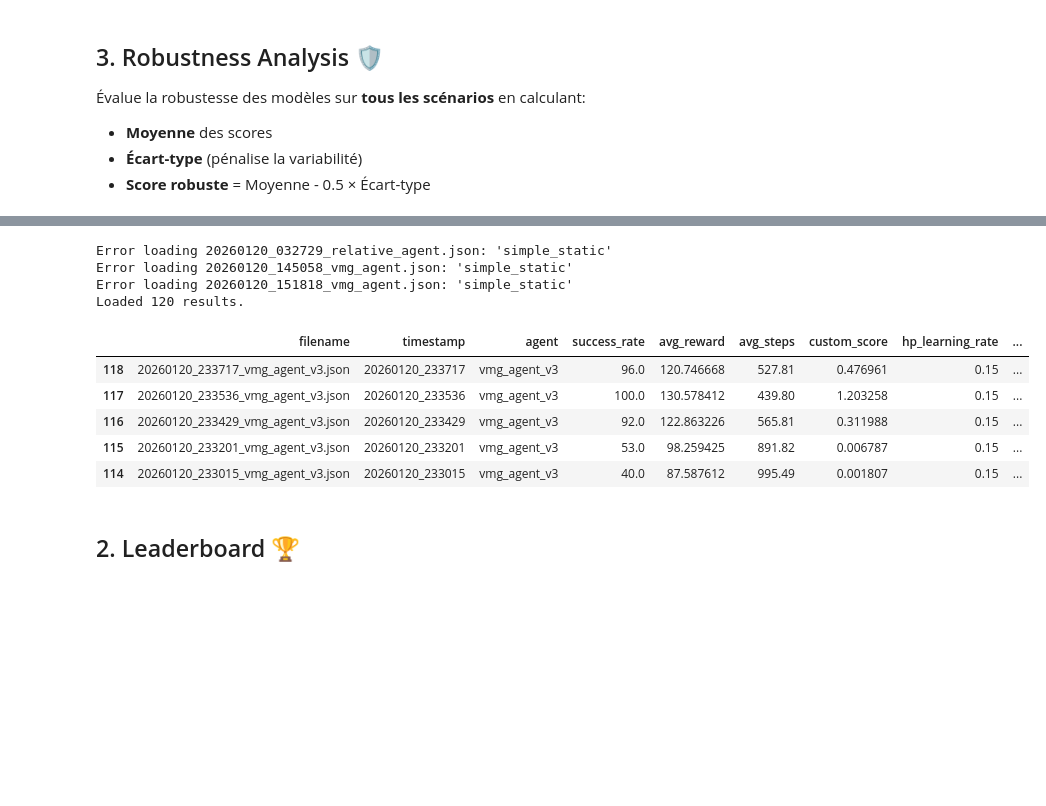
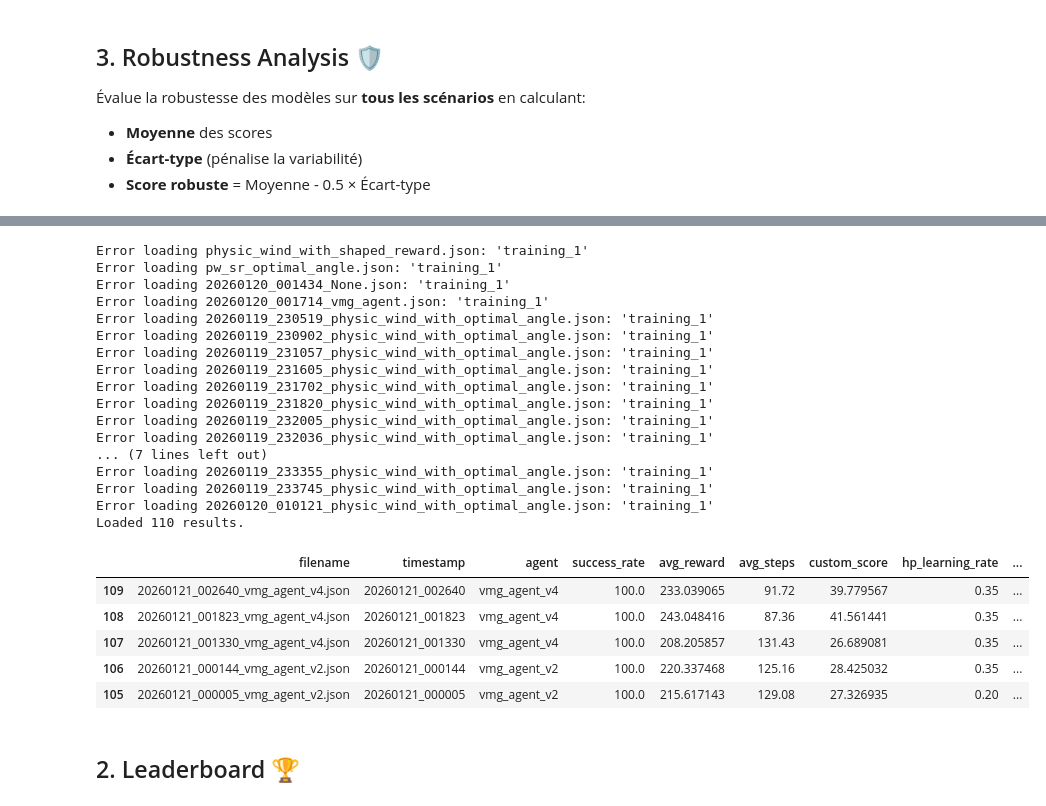
Before and after one commit to RaniaZougari/RL_Sailing_Challenge, a Jupyter notebook: notebooks/compare_models.ipynb, the cells around one changed output, grey strips where cells are left out. Saved outputs shown, nothing was run; the diff lists cells and outputs as text; code cells hidden in the pictures; blank space fills up the shorter version.

```diff
--- a/notebooks/compare_models.ipynb
+++ b/notebooks/compare_models.ipynb
@@ -136,7 +136,7 @@ def load_results(results_dir="../results"):
                     # Let's try to find the 'overall' like stats if they were saved, or take average of scenarios
 
                     # Check if we have the structured overall stats from recent update
-                    eval_data = result['evaluation']["simple_static"]
+                    eval_data = result['evaluation']["training_1"]
 
                     entry['success_rate'] = eval_data.get('success_rate', 0) * 100 if eval_data.get('success_rate', 0) <= 1.0 else eval_data.get('success_rate', 0)
                     entry['avg_reward'] = eval_data.get('mean_reward', 0)
@@ -144,42 +144,55 @@ def load_results(results_dir="../results"):
                     entry['custom_score'] = eval_data.get('custom_score', 0)
 
                 elif 'training' in result:
                     # Fallback to training metrics if eval not present
                     entry['success_rate'] = result['training'].get('final_success_rate', 0) * 100
                     entry['avg_reward'] = result['training'].get('avg_reward', 0)
                     entry['avg_steps'] = result['training'].get('avg_steps', 0)
                     entry['custom_score'] = 0 # Not calculated during training
 
                 # Add Hyperparameters
                 if 'hyperparameters' in result:
                     for k, v in result['hyperparameters'].items():
                         entry[f'hp_{k}'] = v
 
                 data.append(entry)
             except Exception as e:
                 print(f"Error loading {filename}: {e}")
 
     return pd.DataFrame(data)
 
 df = load_results()
 print(f"Loaded {len(df)} results.")
 if not df.empty:
     # Sort by timestamp descending
     df = df.sort_values('timestamp', ascending=False)
 
 # Display first few rows
 df.head()
 # %% [output]
-Error loading 20260120_032729_relative_agent.json: 'simple_static'
-Error loading 20260120_145058_vmg_agent.json: 'simple_static'
-Error loading 20260120_151818_vmg_agent.json: 'simple_static'
-Loaded 120 results.
+Error loading physic_wind_with_shaped_reward.json: 'training_1'
+Error loading pw_sr_optimal_angle.json: 'training_1'
+Error loading 20260120_001434_None.json: 'training_1'
+Error loading 20260120_001714_vmg_agent.json: 'training_1'
+Error loading 20260119_230519_physic_wind_with_optimal_angle.json: 'training_1'
+Error loading 20260119_230902_physic_wind_with_optimal_angle.json: 'training_1'
+Error loading 20260119_231057_physic_wind_with_optimal_angle.json: 'training_1'
+Error loading 20260119_231605_physic_wind_with_optimal_angle.json: 'training_1'
+Error loading 20260119_231702_physic_wind_with_optimal_angle.json: 'training_1'
+Error loading 20260119_231820_physic_wind_with_optimal_angle.json: 'training_1'
+Error loading 20260119_232005_physic_wind_with_optimal_angle.json: 'training_1'
+Error loading 20260119_232036_physic_wind_with_optimal_angle.json: 'training_1'
+... (7 lines left out)
+Error loading 20260119_233355_physic_wind_with_optimal_angle.json: 'training_1'
+Error loading 20260119_233745_physic_wind_with_optimal_angle.json: 'training_1'
+Error loading 20260120_010121_physic_wind_with_optimal_angle.json: 'training_1'
+Loaded 110 results.
 |  | filename | timestamp | agent | success_rate | avg_reward | avg_steps | custom_score | hp_learning_rate | ... |
-| 118 | 20260120_233717_vmg_agent_v3.json | 20260120_233717 | vmg_agent_v3 | 96.0 | 120.746668 | 527.81 | 0.476961 | 0.15 | ... |
-| 117 | 20260120_233536_vmg_agent_v3.json | 20260120_233536 | vmg_agent_v3 | 100.0 | 130.578412 | 439.80 | 1.203258 | 0.15 | ... |
-| 116 | 20260120_233429_vmg_agent_v3.json | 20260120_233429 | vmg_agent_v3 | 92.0 | 122.863226 | 565.81 | 0.311988 | 0.15 | ... |
-| 115 | 20260120_233201_vmg_agent_v3.json | 20260120_233201 | vmg_agent_v3 | 53.0 | 98.259425 | 891.82 | 0.006787 | 0.15 | ... |
-| 114 | 20260120_233015_vmg_agent_v3.json | 20260120_233015 | vmg_agent_v3 | 40.0 | 87.587612 | 995.49 | 0.001807 | 0.15 | ... |
+| 109 | 20260121_002640_vmg_agent_v4.json | 20260121_002640 | vmg_agent_v4 | 100.0 | 233.039065 | 91.72 | 39.779567 | 0.35 | ... |
+| 108 | 20260121_001823_vmg_agent_v4.json | 20260121_001823 | vmg_agent_v4 | 100.0 | 243.048416 | 87.36 | 41.561441 | 0.35 | ... |
+| 107 | 20260121_001330_vmg_agent_v4.json | 20260121_001330 | vmg_agent_v4 | 100.0 | 208.205857 | 131.43 | 26.689081 | 0.35 | ... |
+| 106 | 20260121_000144_vmg_agent_v2.json | 20260121_000144 | vmg_agent_v2 | 100.0 | 220.337468 | 125.16 | 28.425032 | 0.35 | ... |
+| 105 | 20260121_000005_vmg_agent_v2.json | 20260121_000005 | vmg_agent_v2 | 100.0 | 215.617143 | 129.08 | 27.326935 | 0.20 | ... |
 # %% [markdown]
 ## 2. Leaderboard 🏆
 # %%
```
Also changed, not shown: parts of 3 cells of this notebook, 14 other files.
